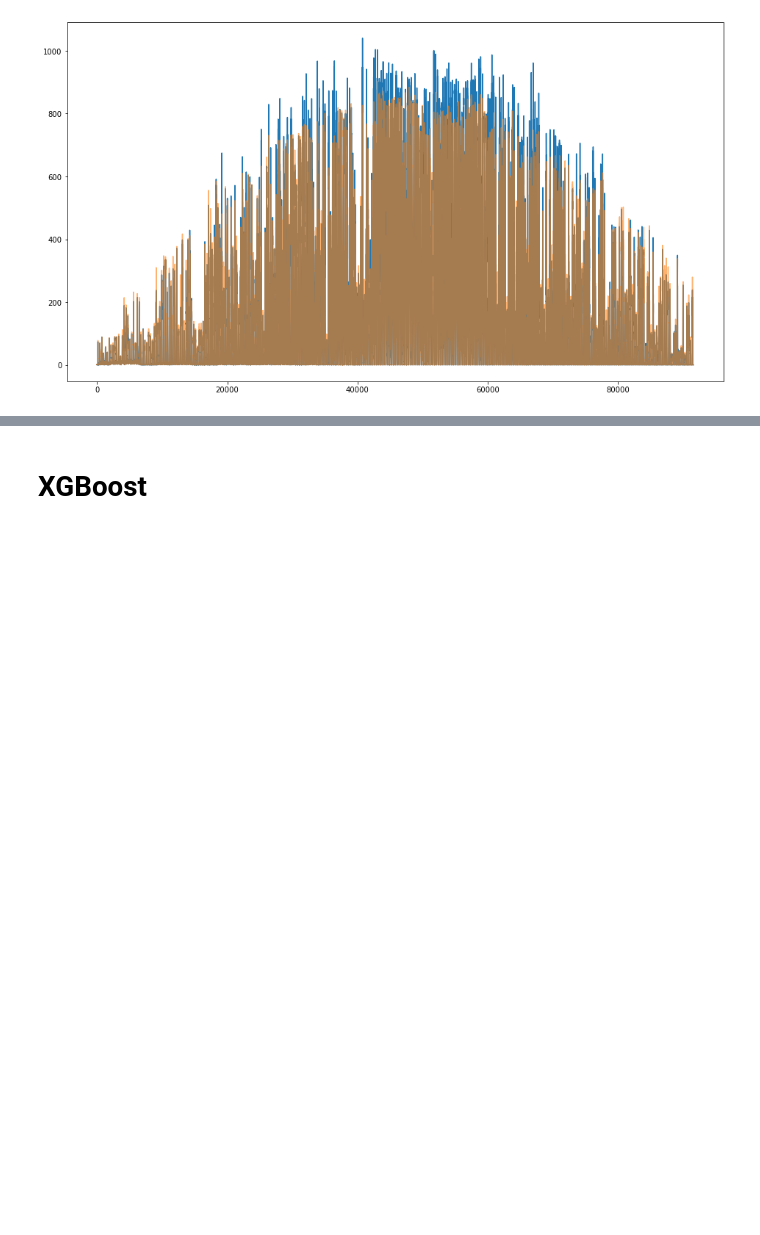
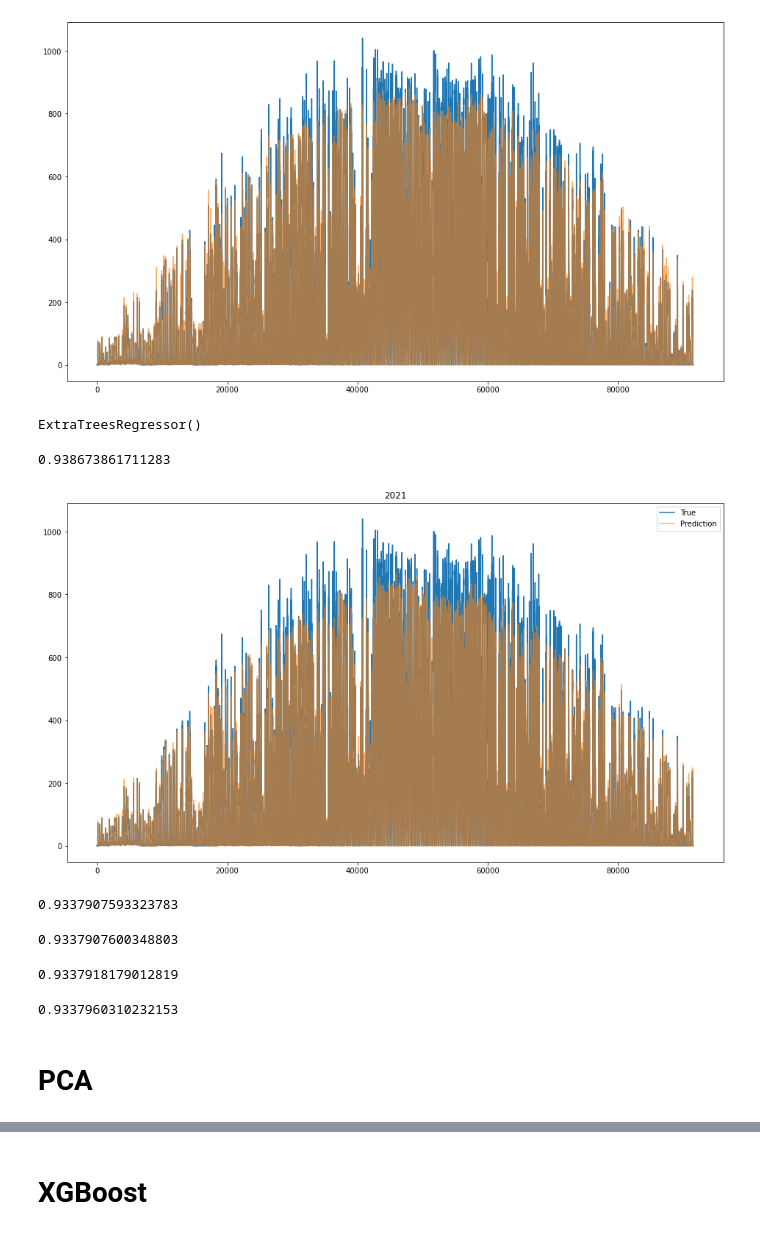
Before and after one commit to h31d1/ML_project_P09_Smart_solar_power, a Jupyter notebook: Training.ipynb, the cells around one changed output, grey strips where cells are left out. Drawn from its saved outputs; the diff is of its cells as text; code cells hidden in the pictures; blank space fills up the shorter version.

```diff
--- a/Training.ipynb
+++ b/Training.ipynb
@@ -92,3 +94,49 @@ plt.plot(np.arange(X_test.shape[0]),y_pred,'-',alpha=0.6)
 plt.show()
 # %% [output]
 [figure]
+# %%
+ERR = ExtraTreesRegressor()
+ERR.fit(X_train,y_train)
+# %% [output]
+ExtraTreesRegressor()
+# %%
+ERR.score(X_test,y_test)
+# %% [output]
+0.938673861711283
+# %%
+y_pred = ERR.predict(X_test)
+# %%
+plt.figure(figsize=(16,9))
+plt.plot(np.arange(X_test.shape[0]),y_test,label="True")
+plt.plot(np.arange(X_test.shape[0]),y_pred,'-',alpha=0.6,label="Prediction")
+plt.legend()
+plt.title("2021")
+plt.show()
+# %% [output]
+[figure, added]
+# %%
+LinR = LinearRegression()
+LinR.fit(X_train,y_train)
+LinR.score(X_test,y_test)
+# %% [output]
+0.9337907593323783
+# %%
+LR = Ridge()
+LR.fit(X_train,y_train)
+LR.score(X_test,y_test)
+# %% [output]
+0.9337907600348803
+# %%
+LL = Lasso()
+LL.fit(X_train,y_train)
+LL.score(X_test,y_test)
+# %% [output]
+0.9337918179012819
+# %%
+E = ElasticNet()
+E.fit(X_train,y_train)
+E.score(X_test,y_test)
+# %% [output]
+0.9337960310232153
+# %% [markdown]
+# PCA
```
Also changed, not shown: parts of 8 cells of this notebook.
